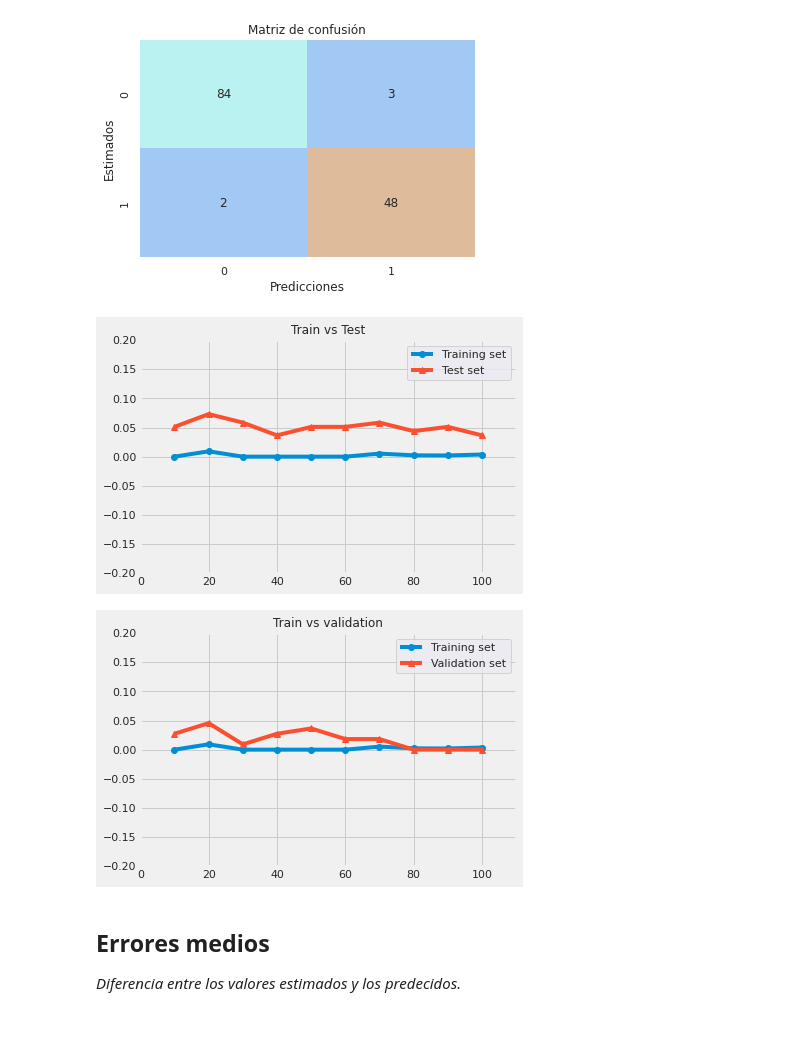
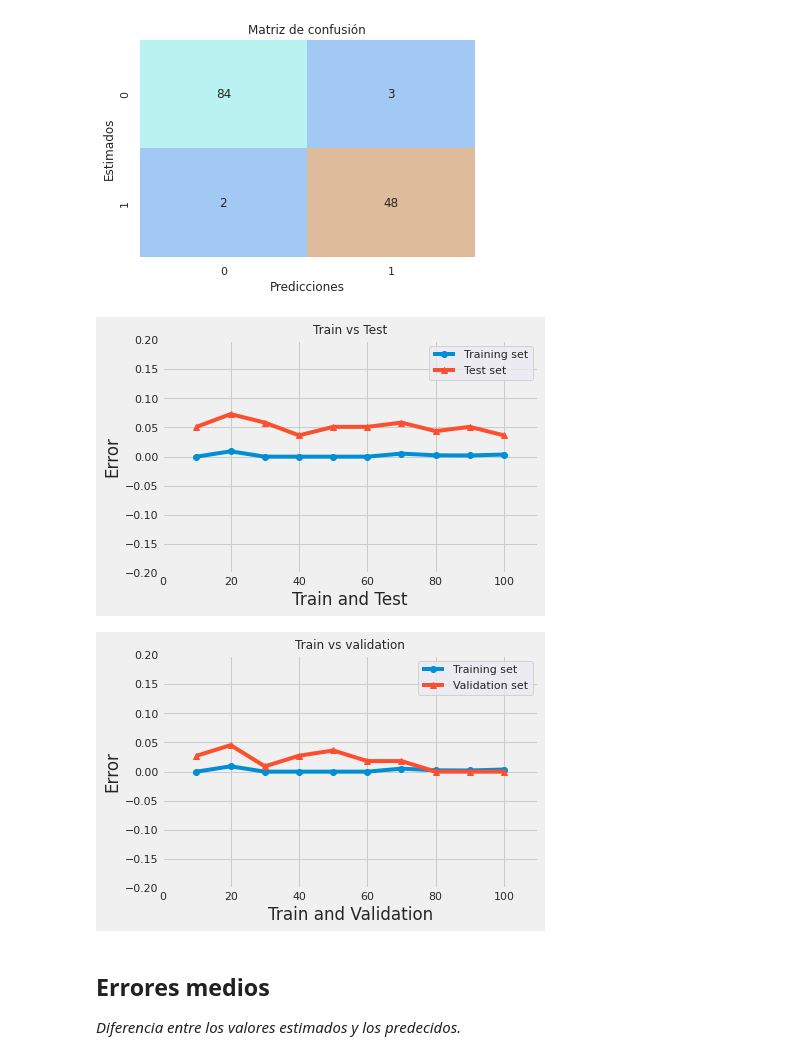
Before and after one commit to A01749373/PortafolioImplementacionAnalisis, a Jupyter notebook: PortafolioImplementacionM2_Analisis.ipynb, the cells around one changed output. Saved outputs shown, nothing was run; the diff lists cells and outputs as text; code cells hidden in the pictures; blank space fills up the shorter version.

```diff
--- a/PortafolioImplementacionM2_Analisis.ipynb
+++ b/PortafolioImplementacionM2_Analisis.ipynb
@@ -337,24 +371,24 @@ plt.show()
 # %%
 from mlxtend.plotting import plot_learning_curves
 plot_learning_curves(x_train, y_train, x_test, y_test, forest)
 plt.title("Train vs Test")
 plt.ylim(-0.2, 0.2)
 plt.legend(["Training set", "Test set"])
-plt.xlabel("")
-plt.ylabel("")
+plt.xlabel("Train and Test")
+plt.ylabel("Error")
 plt.show()
 # %% [output]
-[figure, old version]
+[figure, new version]
 # %%
 plot_learning_curves(x_train, y_train, x_val, y_val, forest)
 plt.ylim(-0.2, 0.2)
 plt.title("Train vs validation")
 plt.legend(["Training set", "Validation set"])
-plt.xlabel("")
-plt.ylabel("")
+plt.xlabel("Train and Validation")
+plt.ylabel("Error")
 plt.show()
 # %% [output]
-[figure, old version]
+[figure, new version]
 # %% [markdown]
 ## Errores medios
 *Diferencia entre los valores estimados y los predecidos.*
```
Also changed, not shown: parts of 5 cells of this notebook.
